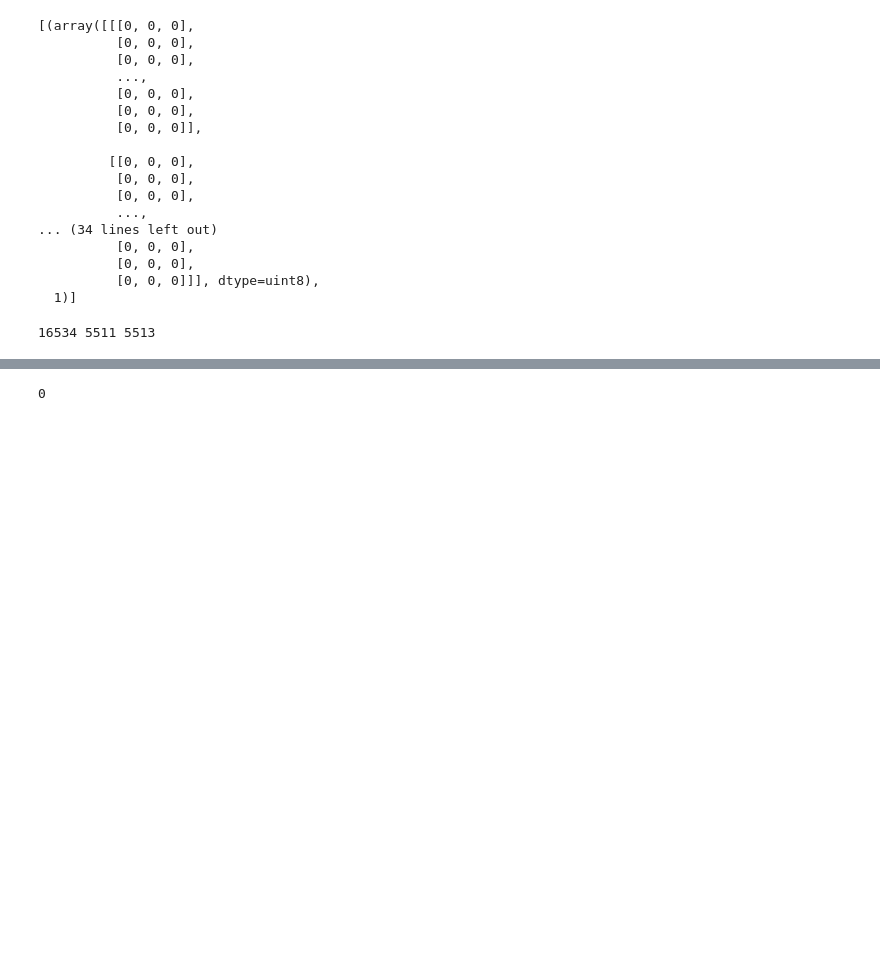
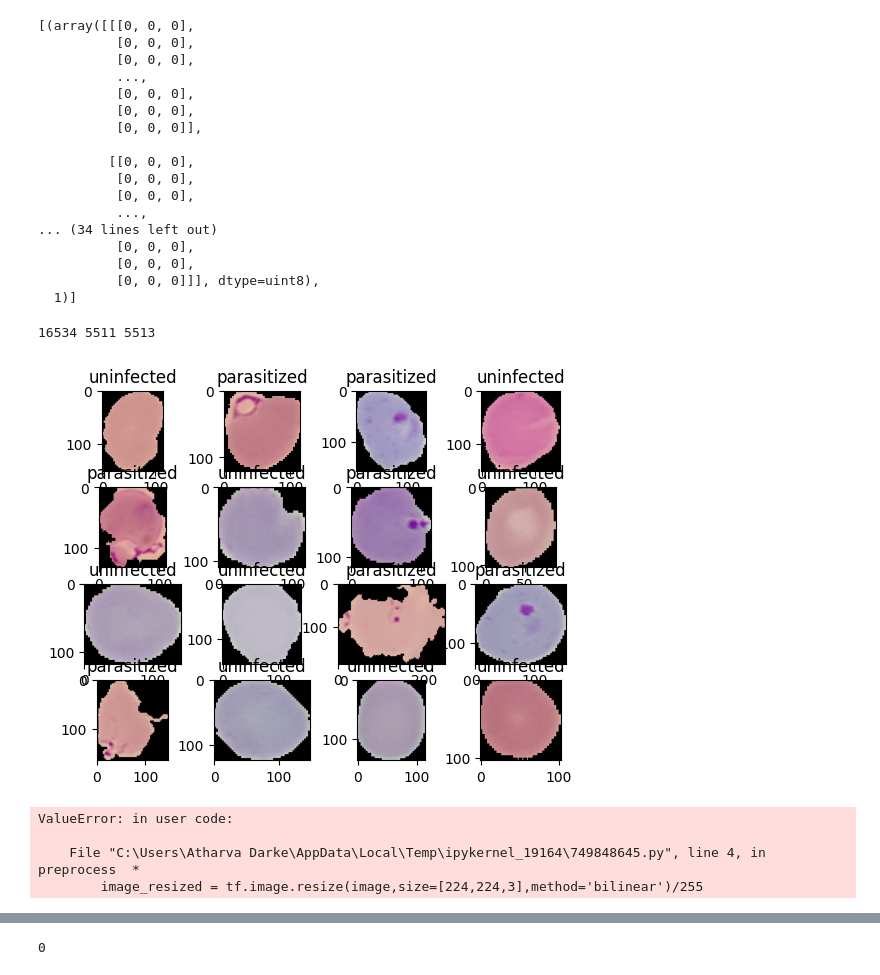
Before and after one commit to atharvadarke/MedMaxVision, a Jupyter notebook: Malaria_detect.ipynb, the cells around one changed output, grey strips where cells are left out. Drawn from its saved outputs; the diff is of its cells as text; code cells hidden in the pictures; blank space fills up the shorter version.

```diff
--- a/Malaria_detect.ipynb
+++ b/Malaria_detect.ipynb
@@ -92,3 +92,13 @@ train,test,valid = split_(data,TRAIN_RATIO,TEST_RATIO,VAL_RATIO)
 print(len(train),len(test),len(valid))
 # %% [output]
 16534 5511 5513
+# %%
+# visualizing the data
+import matplotlib.pyplot as plt
+
+for i,(image,label) in enumerate(train.take(16)):
+    plt.subplot(4,4,i+1)
+    plt.imshow(image)
+    plt.title(data_info.features['label'].int2str(label))
+# %% [output]
+[figure, added]
@@ -95,3 +111,10 @@ print(len(train),len(test),len(valid))
+# %%
+train = train.map(preprocess)
+# %% [output]
+ValueError: in user code:
+
+    File "C:\Users\Atharva Darke\AppData\Local\Temp\ipykernel_19164\749848645.py", line 4, in preprocess  *
+        image_resized = tf.image.resize(image,size=[224,224,3],method='bilinear')/255
 # %%
 model = tf.keras.Sequential([
                             InputLayer(shape=(224,224,3)),
```
Also changed, not shown: parts of 2 cells of this notebook.
